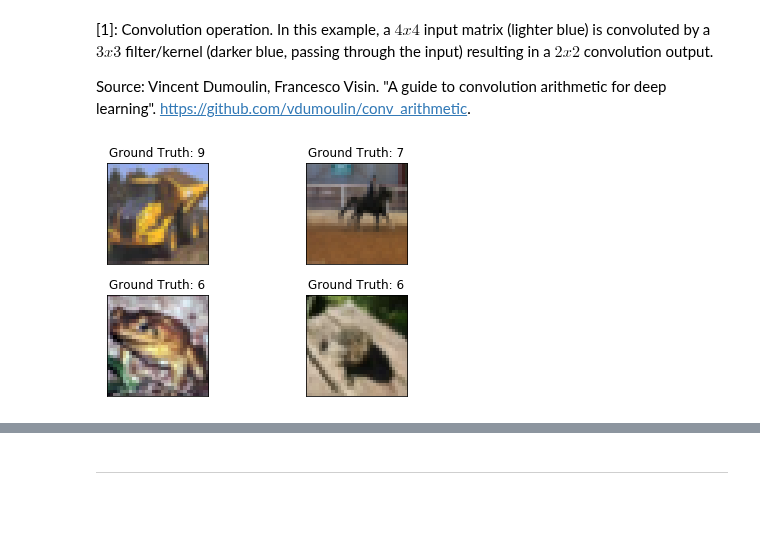
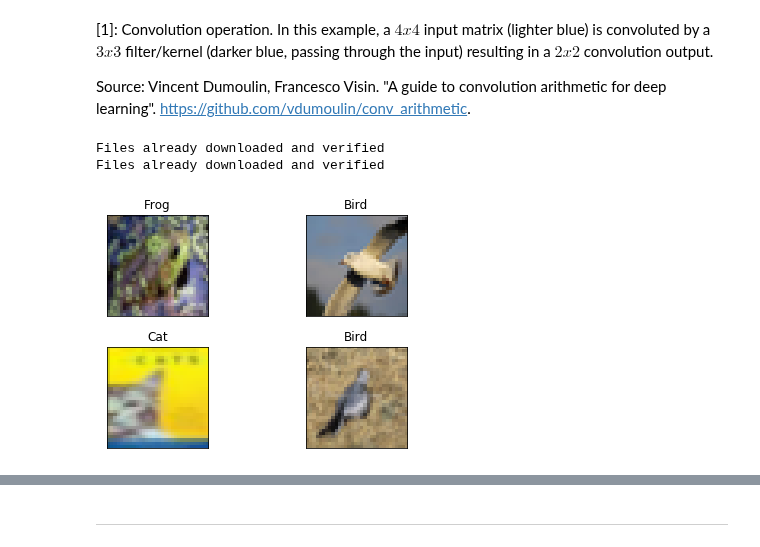
Before and after one commit to caiodeberaldini/pytorch-tutorial, a Jupyter notebook: pytorch-tutorial.ipynb, the cells around one changed output, grey strips where cells are left out. Saved outputs shown, nothing was run; the diff lists cells and outputs as text; code cells hidden in the pictures; blank space fills up the shorter version.

```diff
--- a/pytorch-tutorial.ipynb
+++ b/pytorch-tutorial.ipynb
@@ -1335,20 +1372,44 @@ class Normalize():
+# %%
+# Define hyperparameters
+lr=0.001
+num_epochs= 4
+batch_size = 4
 # %%
-composed = torchvision.transforms.Compose([torchvision.transforms.ToTensor(), Normalize()])
+composed = torchvision.transforms.Compose([torchvision.transforms.ToTensor(), torchvision.transforms.Normalize((0.5, 0.5, 0.5), (0.5, 0.5, 0.5))])
 train_dataset = torchvision.datasets.CIFAR10(root='./data', train=True, transform=composed, download=True)
-train_dataloader = DataLoader(dataset=train_dataset, batch_size=4, shuffle=True)
+train_dataloader = DataLoader(dataset=train_dataset, batch_size=batch_size, shuffle=True)
+
+test_dataset = torchvision.datasets.CIFAR10(root='./data', train=False, transform=composed, download=True)
+test_dataloader = DataLoader(dataset=test_dataset, batch_size=batch_size, shuffle=False)
+# %% [output]
+Files already downloaded and verified
+Files already downloaded and verified
 # %%
 examples = enumerate(train_dataloader)
 batch_idx, (example_features, example_targets) = next(examples)
 # %%
+classes_dict = {
+    0: 'Airplane',
+    1: 'Automobile',
+    2: 'Bird',
+    3: 'Cat',
+    4: 'Deer',
+    5: 'Dog',
+    6: 'Frog',
+    7: 'Horse',
+    8: 'Ship',
+    9: 'Truck'
+}
+
 fig = plt.figure()
 
 for i in range(4):
     plt.subplot(2, 2, i+1)
     plt.tight_layout()
-    plt.imshow(example_features[i].transpose(0, 1).transpose(1, 2)*255)
-    plt.title(r'Ground Truth: {label}'.format(label=example_targets[i]))
+    plt.imshow(example_features[i].transpose(0, 1).transpose(1, 2)*0.5 + 0.5)
+    plt.title(r'{label}'.format(label=classes_dict[example_targets[i].item()]))
     plt.xticks([])
     plt.yticks([])
 fig.show()
 # %% [output]
-[figure, old version]
+[figure, new version]
```
Also changed, not shown: parts of 22 cells of this notebook.
